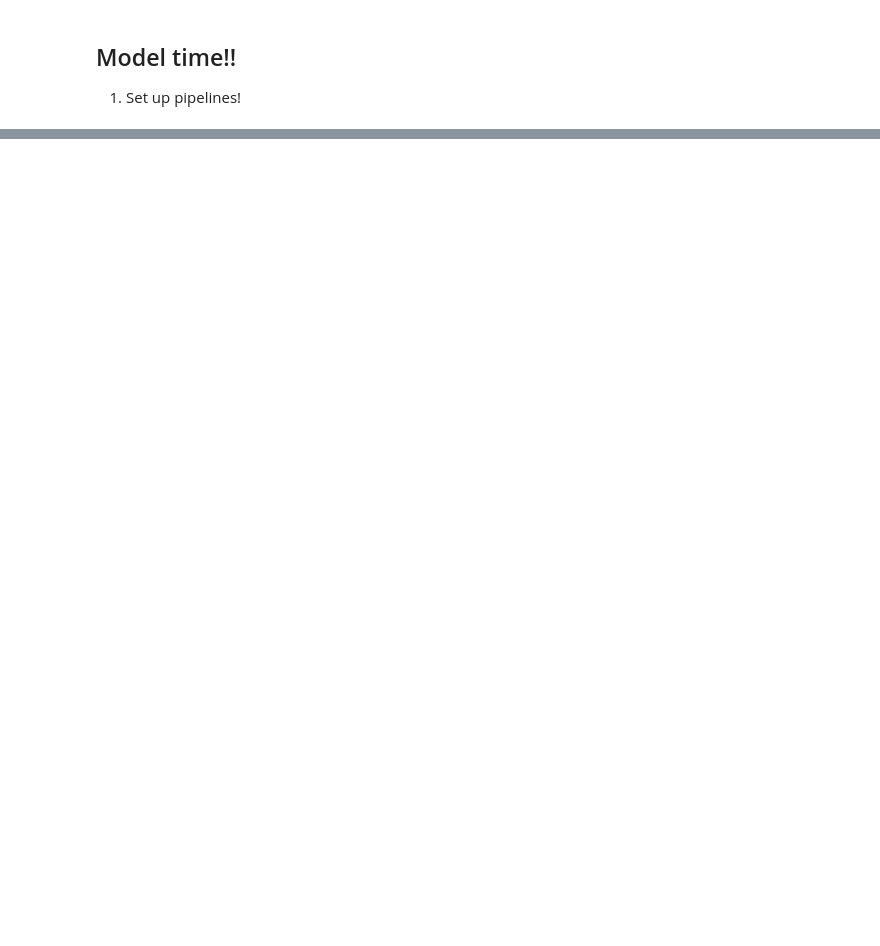
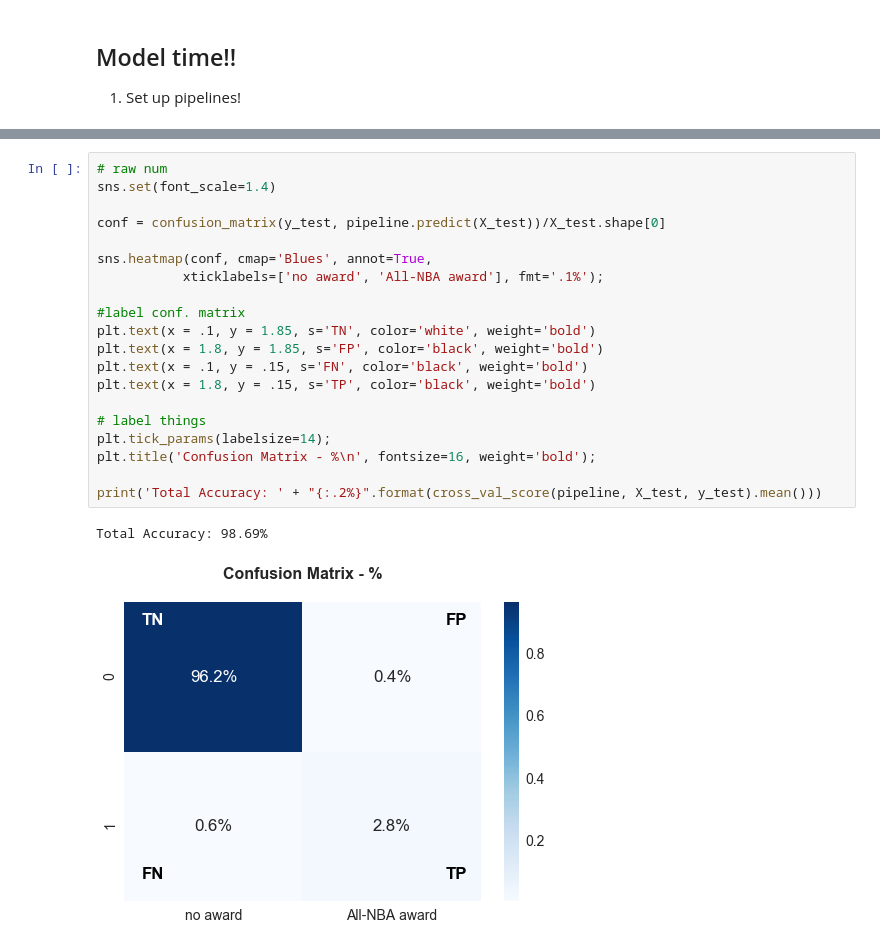
Before and after one commit to jquella/DSI_capstone, a Jupyter notebook: model_v1.ipynb, the cells around one changed output, grey strips where cells are left out. Drawn from its saved outputs; the diff is of its cells as text; blank space fills up the shorter version.

```diff
--- a/model_v1.ipynb
+++ b/model_v1.ipynb
@@ -89,0 +627,23 @@ Hold shape (833, 57)
+# %%
+# raw num
+sns.set(font_scale=1.4)
+
+conf = confusion_matrix(y_test, pipeline.predict(X_test))/X_test.shape[0]
+
+sns.heatmap(conf, cmap='Blues', annot=True,
+           xticklabels=['no award', 'All-NBA award'], fmt='.1%');
+
+#label conf. matrix
+plt.text(x = .1, y = 1.85, s='TN', color='white', weight='bold')
+plt.text(x = 1.8, y = 1.85, s='FP', color='black', weight='bold')
+plt.text(x = .1, y = .15, s='FN', color='black', weight='bold')
+plt.text(x = 1.8, y = .15, s='TP', color='black', weight='bold')
+
+# label things
+plt.tick_params(labelsize=14);
+plt.title('Confusion Matrix - %\n', fontsize=16, weight='bold');
+
+print('Total Accuracy: ' + "{:.2%}".format(cross_val_score(pipeline, X_test, y_test).mean()))
+# %% [output]
+Total Accuracy: 98.69%
+[figure, added]
```
Also changed, not shown: parts of 89 cells of this notebook, 5 other files.
